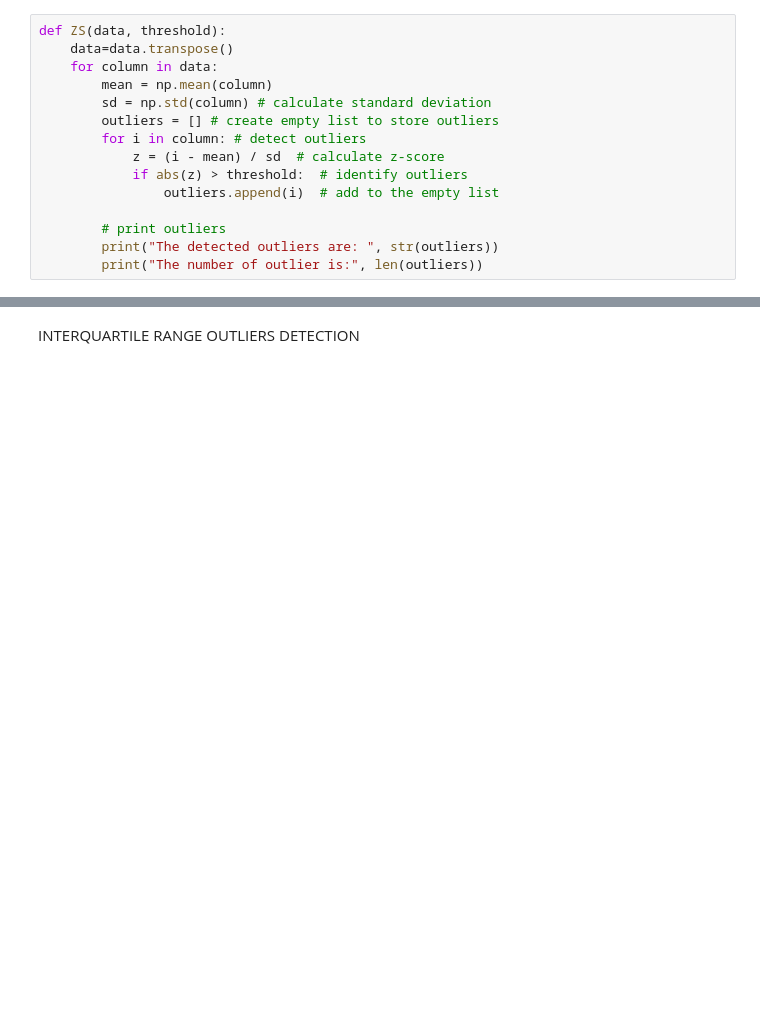
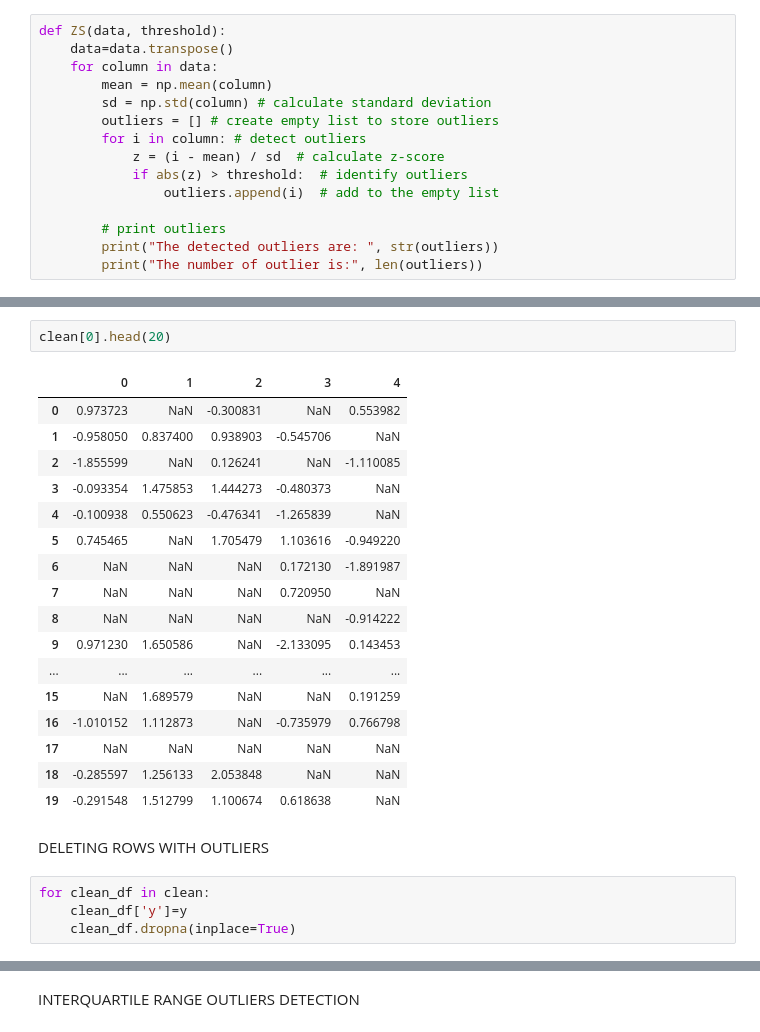
Before and after one commit to GiovanniStefanizzi/Data-and-Information-Quality-Project, a Jupyter notebook: Accuracy.ipynb, the cells around one changed output, grey strips where cells are left out. Cells and saved outputs as stored; diff of their text form; blank space fills up the shorter version.

```diff
--- a/Accuracy.ipynb
+++ b/Accuracy.ipynb
@@ -242,0 +263,26 @@ The number of outlier is: 52
+# %%
+clean[0].head(20)
+# %% [output]
+|  | 0 | 1 | 2 | 3 | 4 |
+| 0 | 0.973723 | NaN | -0.300831 | NaN | 0.553982 |
+| 1 | -0.958050 | 0.837400 | 0.938903 | -0.545706 | NaN |
+| 2 | -1.855599 | NaN | 0.126241 | NaN | -1.110085 |
+| 3 | -0.093354 | 1.475853 | 1.444273 | -0.480373 | NaN |
+| 4 | -0.100938 | 0.550623 | -0.476341 | -1.265839 | NaN |
+| 5 | 0.745465 | NaN | 1.705479 | 1.103616 | -0.949220 |
+| 6 | NaN | NaN | NaN | 0.172130 | -1.891987 |
+| 7 | NaN | NaN | NaN | 0.720950 | NaN |
+| 8 | NaN | NaN | NaN | NaN | -0.914222 |
+| 9 | 0.971230 | 1.650586 | NaN | -2.133095 | 0.143453 |
+| ... | ... | ... | ... | ... | ... |
+| 15 | NaN | 1.689579 | NaN | NaN | 0.191259 |
+| 16 | -1.010152 | 1.112873 | NaN | -0.735979 | 0.766798 |
+| 17 | NaN | NaN | NaN | NaN | NaN |
+| 18 | -0.285597 | 1.256133 | 2.053848 | NaN | NaN |
+| 19 | -0.291548 | 1.512799 | 1.100674 | 0.618638 | NaN |
+# %% [markdown]
+DELETING ROWS WITH OUTLIERS
+# %%
+for clean_df in clean:
+    clean_df['y']=y
+    clean_df.dropna(inplace=True)
```
Also changed, not shown: parts of 9 cells of this notebook.
